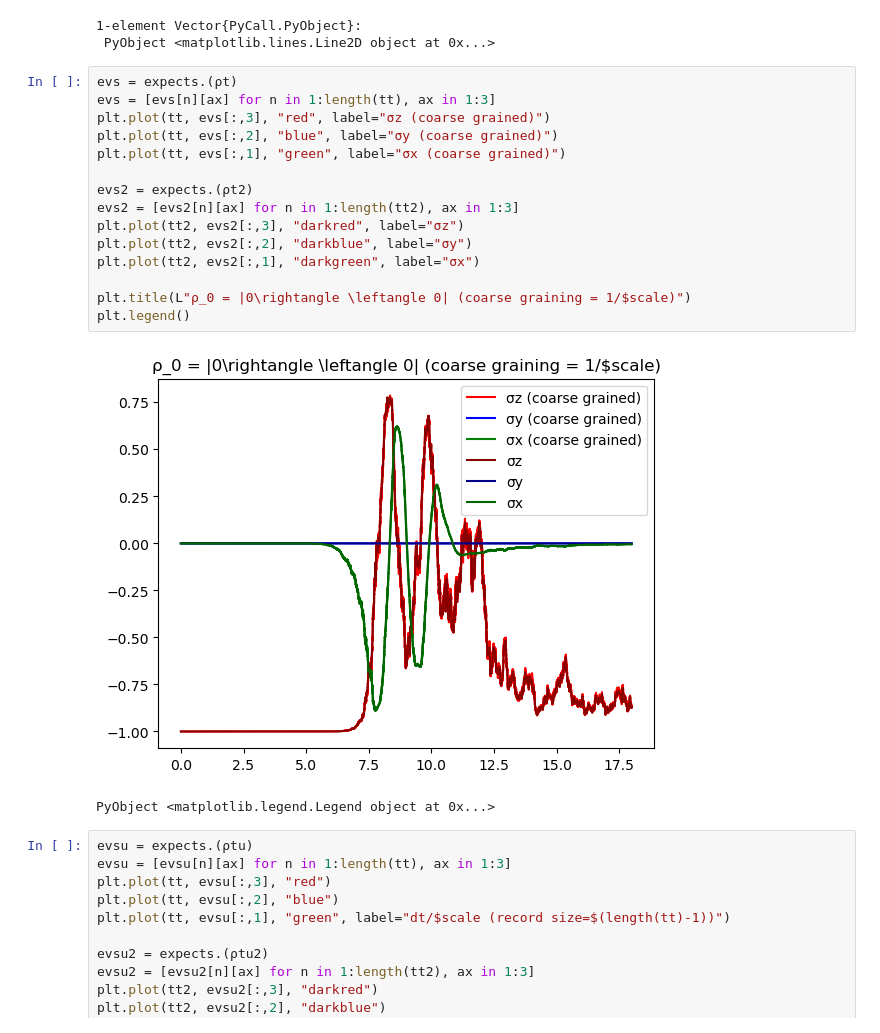
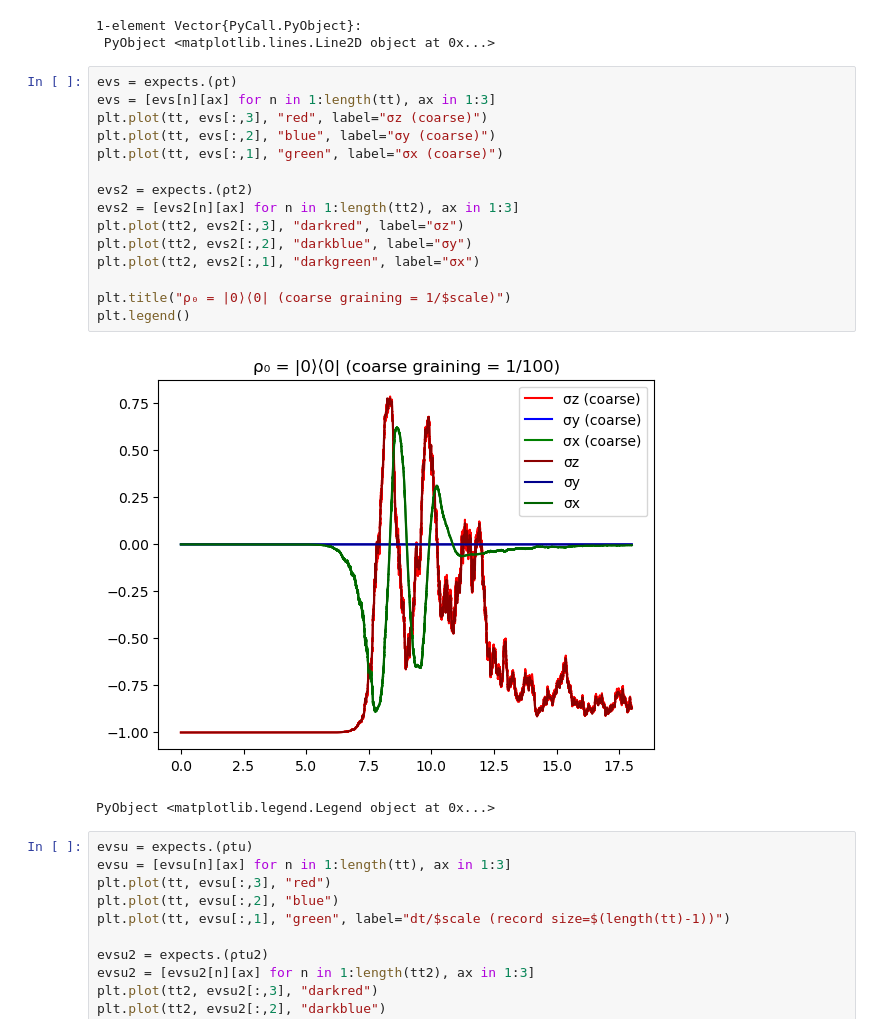
Before and after one commit to chapman-iqs/QuantumCircuits.jl, a Jupyter notebook: QC.ipynb, the cells around one changed output. Drawn from its saved outputs; the diff is of its cells as text.

```diff
--- a/QC.ipynb
+++ b/QC.ipynb
@@ -468,20 +483,20 @@ plt.plot(tt2, dy2[1], "black")
 # %%
 evs = expects.(ρt)
 evs = [evs[n][ax] for n in 1:length(tt), ax in 1:3]
-plt.plot(tt, evs[:,3], "red", label="σz (coarse grained)")
-plt.plot(tt, evs[:,2], "blue", label="σy (coarse grained)")
-plt.plot(tt, evs[:,1], "green", label="σx (coarse grained)")
+plt.plot(tt, evs[:,3], "red", label="σz (coarse)")
+plt.plot(tt, evs[:,2], "blue", label="σy (coarse)")
+plt.plot(tt, evs[:,1], "green", label="σx (coarse)")
 
 evs2 = expects.(ρt2)
 evs2 = [evs2[n][ax] for n in 1:length(tt2), ax in 1:3]
 plt.plot(tt2, evs2[:,3], "darkred", label="σz")
 plt.plot(tt2, evs2[:,2], "darkblue", label="σy")
 plt.plot(tt2, evs2[:,1], "darkgreen", label="σx")
 
-plt.title(L"ρ_0 = |0\rightangle \leftangle 0| (coarse graining = 1/$scale)")
+plt.title("ρ₀ = |0⟩⟨0| (coarse graining = 1/$scale)")
 plt.legend()
 # %% [output]
-[figure, old version]
+[figure, new version]
 PyObject <matplotlib.legend.Legend object at 0x...>
 # %%
 evsu = expects.(ρtu)
```
Also changed, not shown: parts of 11 cells of this notebook, 3 other files.
